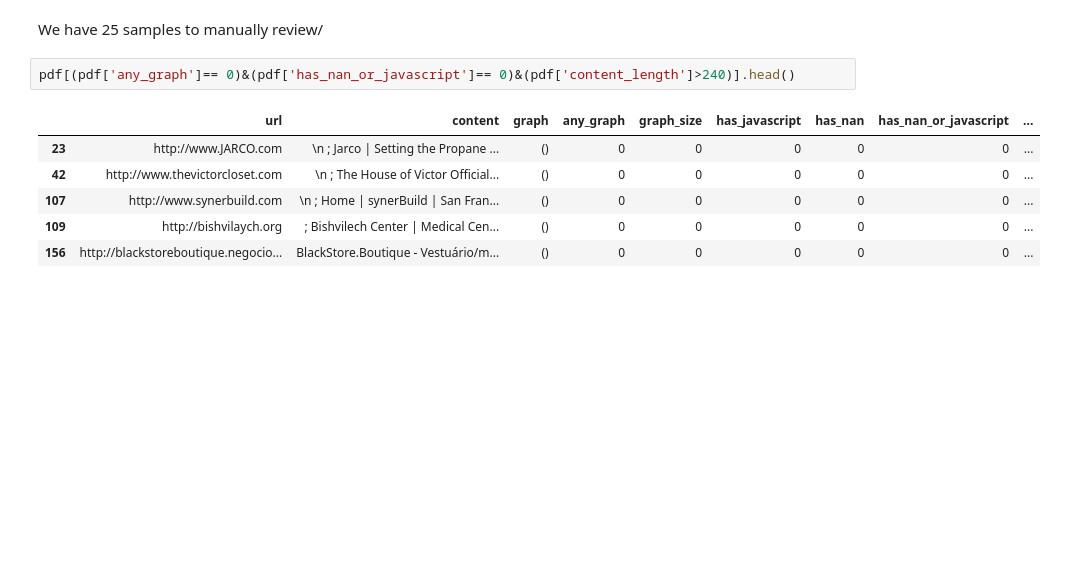
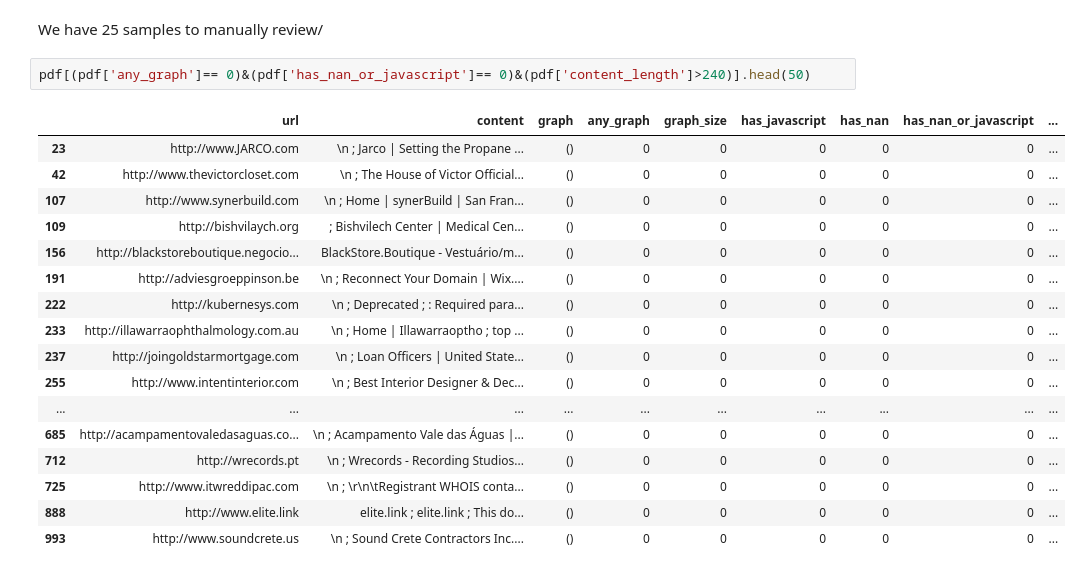
Before and after one commit to AnasAito/Web-segmenter, a Jupyter notebook: analysis_success_rate.ipynb, the cells around one changed output. Cells and saved outputs as stored; diff of their text form; blank space fills up the shorter version.

```diff
--- a/analysis_success_rate.ipynb
+++ b/analysis_success_rate.ipynb
@@ -186,11 +186,22 @@ pdf[(pdf['any_graph']== 0)&(pdf['has_nan_or_javascript']== 0)&(pdf['content_leng
 # %% [markdown]
 We have 25 samples to manually review/
 # %%
-pdf[(pdf['any_graph']== 0)&(pdf['has_nan_or_javascript']== 0)&(pdf['content_length']>240)].head()
+pdf[(pdf['any_graph']== 0)&(pdf['has_nan_or_javascript']== 0)&(pdf['content_length']>240)].head(50)
 # %% [output]
 |  | url | content | graph | any_graph | graph_size | has_javascript | has_nan | has_nan_or_javascript | ... |
 | 23 | http://www.JARCO.com | \n ; Jarco | Setting the Propane ... | () | 0 | 0 | 0 | 0 | 0 | ... |
 | 42 | http://www.thevictorcloset.com | \n ; The House of Victor Official... | () | 0 | 0 | 0 | 0 | 0 | ... |
 | 107 | http://www.synerbuild.com | \n ; Home | synerBuild | San Fran... | () | 0 | 0 | 0 | 0 | 0 | ... |
 | 109 | http://bishvilaych.org | ; Bishvilech Center | Medical Cen... | () | 0 | 0 | 0 | 0 | 0 | ... |
 | 156 | http://blackstoreboutique.negocio... | BlackStore.Boutique - Vestuário/m... | () | 0 | 0 | 0 | 0 | 0 | ... |
+| 191 | http://adviesgroeppinson.be | \n ; Reconnect Your Domain | Wix.... | () | 0 | 0 | 0 | 0 | 0 | ... |
+| 222 | http://kubernesys.com | \n ; Deprecated ; : Required para... | () | 0 | 0 | 0 | 0 | 0 | ... |
+| 233 | http://illawarraophthalmology.com.au | \n ; Home | Illawarraoptho ; top ... | () | 0 | 0 | 0 | 0 | 0 | ... |
+| 237 | http://joingoldstarmortgage.com | \n ; Loan Officers | United State... | () | 0 | 0 | 0 | 0 | 0 | ... |
+| 255 | http://www.intentinterior.com | \n ; Best Interior Designer & Dec... | () | 0 | 0 | 0 | 0 | 0 | ... |
+| ... | ... | ... | ... | ... | ... | ... | ... | ... | ... |
+| 685 | http://acampamentovaledasaguas.co... | \n ; Acampamento Vale das Águas |... | () | 0 | 0 | 0 | 0 | 0 | ... |
+| 712 | http://wrecords.pt | \n ; Wrecords - Recording Studios... | () | 0 | 0 | 0 | 0 | 0 | ... |
+| 725 | http://www.itwreddipac.com | \n ; \r\n\tRegistrant WHOIS conta... | () | 0 | 0 | 0 | 0 | 0 | ... |
+| 888 | http://www.elite.link | elite.link ; elite.link ; This do... | () | 0 | 0 | 0 | 0 | 0 | ... |
+| 993 | http://www.soundcrete.us | \n ; Sound Crete Contractors Inc.... | () | 0 | 0 | 0 | 0 | 0 | ... |
```
Also changed, not shown: parts of 2 cells of this notebook, 8 other files.
